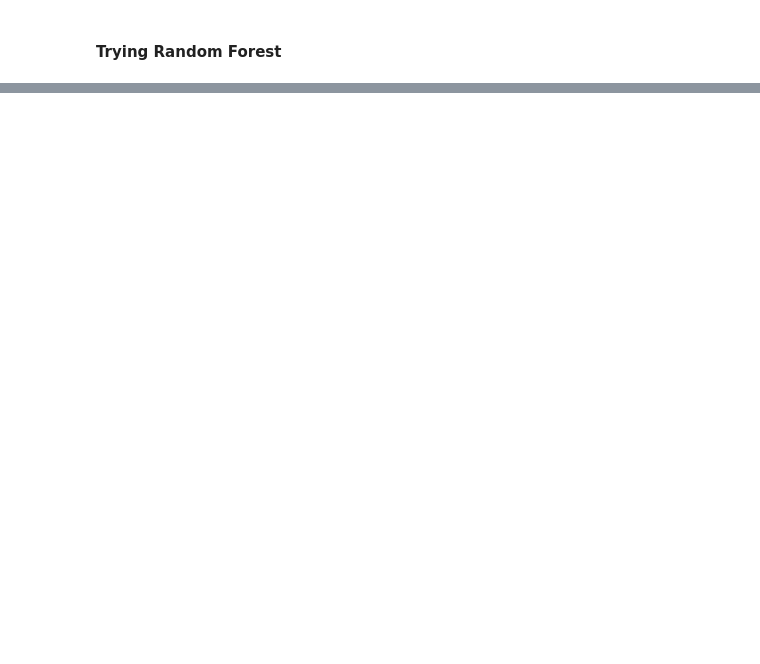
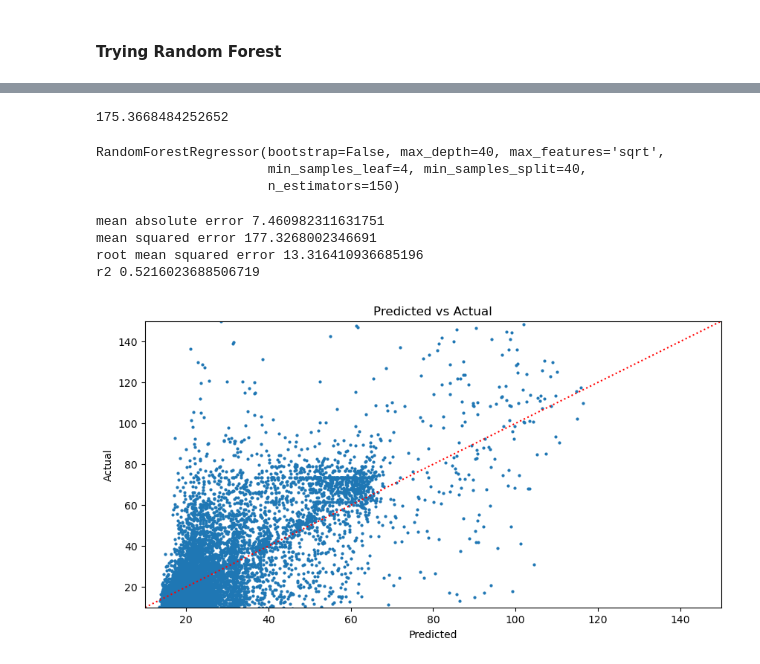
Before and after one commit to samcirceo/New-York-Taxi-Analysis, a Jupyter notebook: PresentableNotebook.ipynb, the cells around one changed output, grey strips where cells are left out. Cells and saved outputs as stored; diff of their text form; code cells hidden in the pictures; blank space fills up the shorter version.

```diff
--- a/PresentableNotebook.ipynb
+++ b/PresentableNotebook.ipynb
@@ -416,0 +572,12 @@ RFmodel.fit(X_train, y_train)
+# %%
+from sklearn.model_selection import GridSearchCV
+
+rf= RandomForestRegressor(max_features='sqrt',min_samples_split=40,  min_samples_leaf=4, bootstrap=False)
+
+param_grid2 = {'n_estimators':[150,200],
+               'max_depth':[40,50] }
+
+grid= GridSearchCV(rf, param_grid2, cv=3, scoring= 'neg_mean_squared_error', return_train_score=True)
+grid.fit(X_train, y_train)
+
+performances = pd.DataFrame.from_dict(grid.cv_results_)
@@ -416,0 +592,44 @@ RFmodel.fit(X_train, y_train)
+# %%
+abs(grid.best_score_)
+# %% [output]
+175.3668484252652
+# %%
+bestmodel = RandomForestRegressor(n_estimators= 150,
+               max_features= 'sqrt',
+               max_depth= 40 ,
+               min_samples_split= 40,
+               min_samples_leaf=4,
+               bootstrap= False)
+
+bestmodel.fit(X_train, y_train)
+# %% [output]
+RandomForestRegressor(bootstrap=False, max_depth=40, max_features='sqrt',
+                      min_samples_leaf=4, min_samples_split=40,
+                      n_estimators=150)
+# %%
+y_pred = bestmodel.predict(X_test)
+
+
+print('mean absolute error', mean_absolute_error(y_test,y_pred )  )
+print('mean squared error', mean_squared_error(y_test,y_pred ))
+print('root mean squared error', root_mean_squared_error(y_test,y_pred ))
+print ('r2', r2_score(y_test,y_pred ))
+# %% [output]
+mean absolute error 7.460982311631751
+mean squared error 177.3268002346691
+root mean squared error 13.316410936685196
+r2 0.5216023688506719
+# %%
+import matplotlib.pyplot as plt
+
+plt.figure(figsize= (10,5))
+plt.scatter(x=y_pred, y=y_test, s= 4)
+plt.xlim(10,150)
+plt.ylim(10,150)
+plt.axline((0, 0), slope=1, color='red', linestyle=':')
+plt.title('Predicted vs Actual')
+plt.xlabel('Predicted')
+plt.ylabel('Actual')
+plt.show('Actual')
+# %% [output]
+[figure, added]
```
Also changed, not shown: parts of 41 cells of this notebook, 1 other file.
